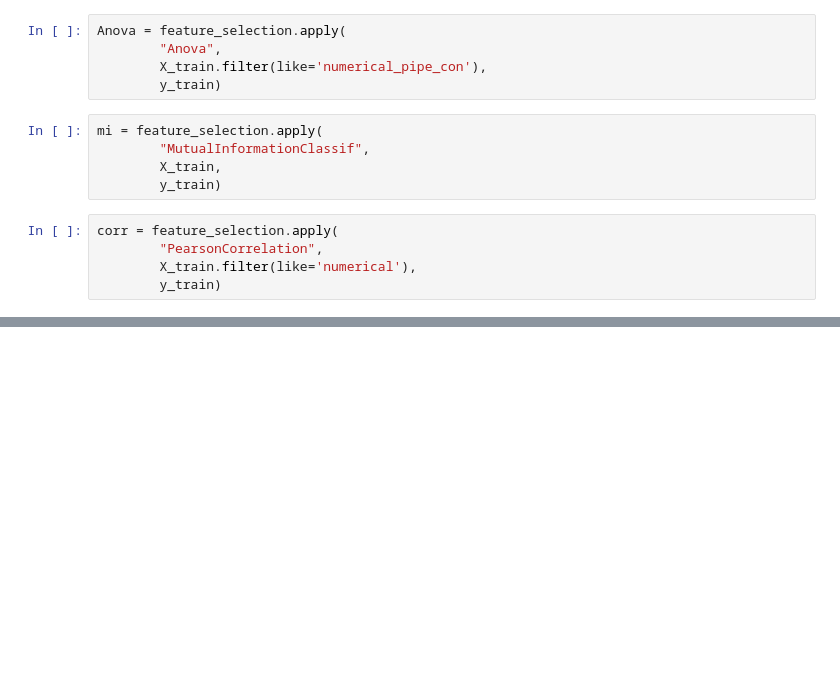
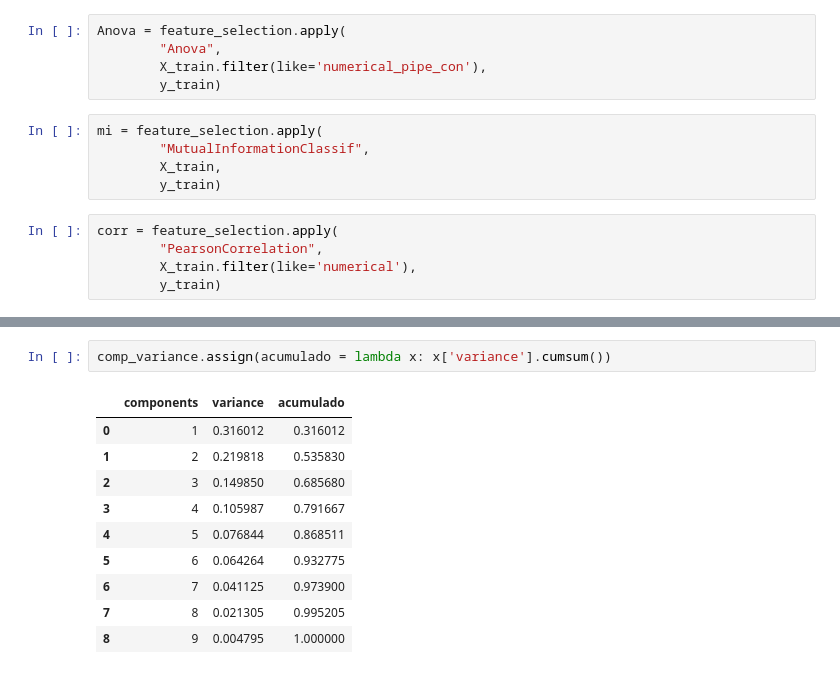
Before and after one commit to gustavoVferrari/kaggle, a Jupyter notebook: Classification/Titanic/notebooks/[03.2] Feature Selection Univariate feat eng.ipynb, the cells around one changed output, grey strips where cells are left out. Drawn from its saved outputs; the diff is of its cells as text; blank space fills up the shorter version.

```diff
--- a/Classification/Titanic/notebooks/[03.2] Feature Selection Univariate feat eng.ipynb
+++ b/Classification/Titanic/notebooks/[03.2] Feature Selection Univariate feat eng.ipynb
@@ -74,0 +96,13 @@ corr
+# %%
+comp_variance.assign(acumulado = lambda x: x['variance'].cumsum())
+# %% [output]
+|  | components | variance | acumulado |
+| 0 | 1 | 0.316012 | 0.316012 |
+| 1 | 2 | 0.219818 | 0.535830 |
+| 2 | 3 | 0.149850 | 0.685680 |
+| 3 | 4 | 0.105987 | 0.791667 |
+| 4 | 5 | 0.076844 | 0.868511 |
+| 5 | 6 | 0.064264 | 0.932775 |
+| 6 | 7 | 0.041125 | 0.973900 |
+| 7 | 8 | 0.021305 | 0.995205 |
+| 8 | 9 | 0.004795 | 1.000000 |
```
Also changed, not shown: parts of 10 cells of this notebook.
